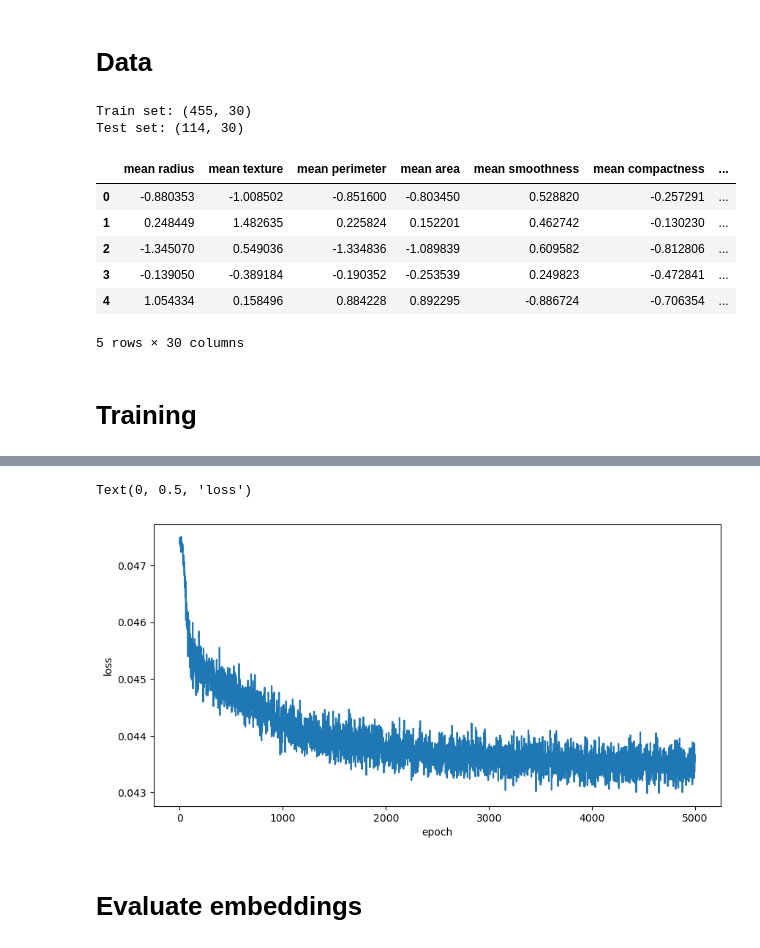
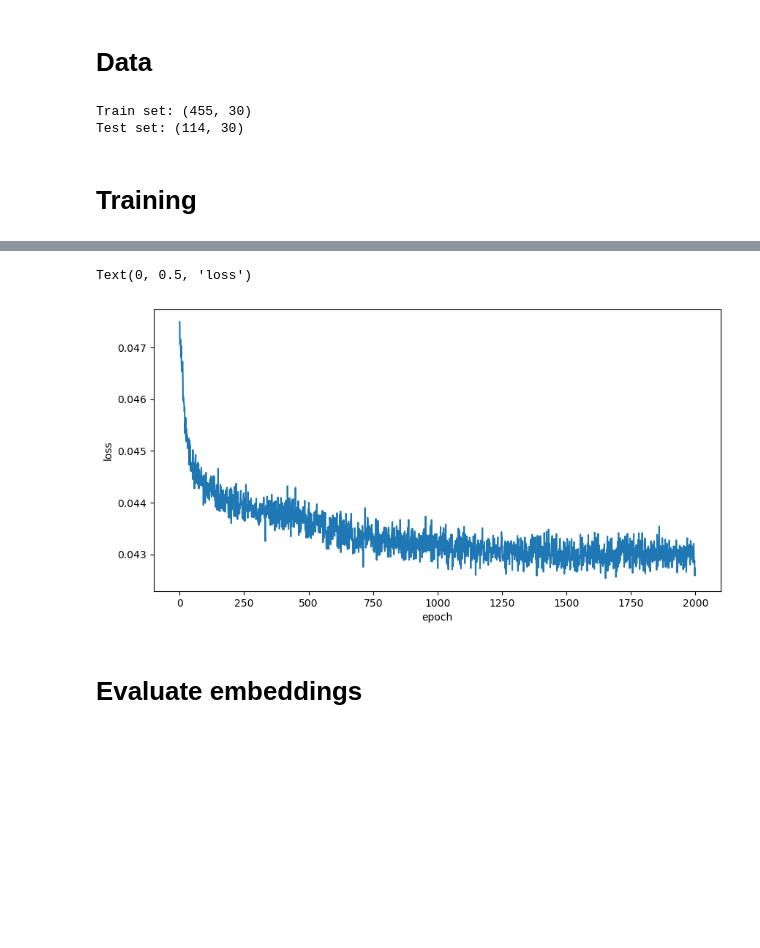
Before and after one commit to clabrugere/pytorch-scarf, a Jupyter notebook: example/example.ipynb, the cells around one changed output, grey strips where cells are left out. Drawn from its saved outputs; the diff is of its cells as text; code cells hidden in the pictures; blank space fills up the shorter version.

```diff
--- a/example/example.ipynb
+++ b/example/example.ipynb
@@ -35,11 +33,7 @@ fix_seed(seed)
 data = datasets.load_breast_cancer(as_frame=True)
 data, target = data["data"], data["target"]
 train_data, test_data, train_target, test_target = train_test_split(
-    data,
-    target,
-    test_size=0.2,
-    stratify=target,
-    random_state=seed
+    data, target, test_size=0.2, stratify=target, random_state=seed
 )
 
 # preprocess
@@ -52,49 +46,36 @@ train_data = pd.DataFrame(scaler.fit_transform(train_data), columns=train_data.c
 test_data = pd.DataFrame(scaler.transform(test_data), columns=test_data.columns)
 
 # to torch dataset
-train_ds = ExampleDataset(
-    train_data.to_numpy(),
-    train_target.to_numpy(),
-    columns=train_data.columns
-)
-test_ds = ExampleDataset(
-    test_data.to_numpy(),
-    test_data.to_numpy(),
-    columns=test_data.columns
-)
+train_ds = SCARFDataset(train_data.to_numpy(), train_target.to_numpy(), columns=train_data.columns)
+test_ds = SCARFDataset(test_data.to_numpy(), test_data.to_numpy(), columns=test_data.columns)
 
 print(f"Train set: {train_ds.shape}")
 print(f"Test set: {test_ds.shape}")
-train_ds.to_dataframe().head()
 # %% [output]
 Train set: (455, 30)
 Test set: (114, 30)
-|  | mean radius | mean texture | mean perimeter | mean area | mean smoothness | mean compactness | ... |
-| 0 | -0.880353 | -1.008502 | -0.851600 | -0.803450 | 0.528820 | -0.257291 | ... |
-| 1 | 0.248449 | 1.482635 | 0.225824 | 0.152201 | 0.462742 | -0.130230 | ... |
-| 2 | -1.345070 | 0.549036 | -1.334836 | -1.089839 | 0.609582 | -0.812806 | ... |
-| 3 | -0.139050 | -0.389184 | -0.190352 | -0.253539 | 0.249823 | -0.472841 | ... |
-| 4 | 1.054334 | 0.158496 | 0.884228 | 0.892295 | -0.886724 | -0.706354 | ... |
-5 rows × 30 columns
 # %% [markdown]
 # Training
 # %%
 batch_size = 128
-epochs = 5000
-device = torch.device("cuda" if torch.cuda.is_available() else "cpu")
+epochs = 2000
+device = get_device()
 
 train_loader = DataLoader(train_ds, batch_size=batch_size, shuffle=True)
 
 model = SCARF(
     input_dim=train_ds.shape[1],
-    emb_dim=16,
     features_low=train_ds.features_low,
     features_high=train_ds.features_high,
+    dim_hidden_encoder=8,
+    num_hidden_encoder=3,
+    dim_hidden_head=24,
+    num_hidden_head=2,
     corruption_rate=0.6,
-    dropout=0.1
+    dropout=0.1,
 ).to(device)
 
-optimizer = Adam(model.parameters(), lr=0.001, weight_decay=1e-4)
+optimizer = Adam(model.parameters(), lr=1e-3, weight_decay=1e-5)
 ntxent_loss = NTXent()
 
 loss_history = []
@@ -103,6 +84,12 @@ for epoch in range(1, epochs + 1):
     epoch_loss = train_epoch(model, ntxent_loss, train_loader, optimizer, device)
     loss_history.append(epoch_loss)
 
-    if epoch % 100 == 0:
-        print(f"epoch {epoch}/{epochs} - loss: {loss_history[-1]:.4f}")
+    if epoch % 10 == 0:
+        print(f"epoch {epoch}/{epochs} - loss: {loss_history[-1]:.4f}", end="\r")
+
+
+fig, ax = plt.subplots(figsize=(10, 5))
+ax.plot(loss_history)
+ax.set_xlabel("epoch")
+ax.set_ylabel("loss")
 # %% [output]
@@ -126,11 +97,5 @@ epoch 5000/5000 - loss: 0.0436
+Text(0, 0.5, 'loss')
+[figure, added]
-# %%
-fig, ax = plt.subplots(figsize=(10, 5))
-ax.plot(loss_history)
-ax.set_xlabel("epoch")
-ax.set_ylabel("loss")
-# %% [output]
-Text(0, 0.5, 'loss')
-[figure, removed]
 # %% [markdown]
 # Evaluate embeddings
 # %%
```
Also changed, not shown: parts of 6 cells of this notebook, 9 other files.
